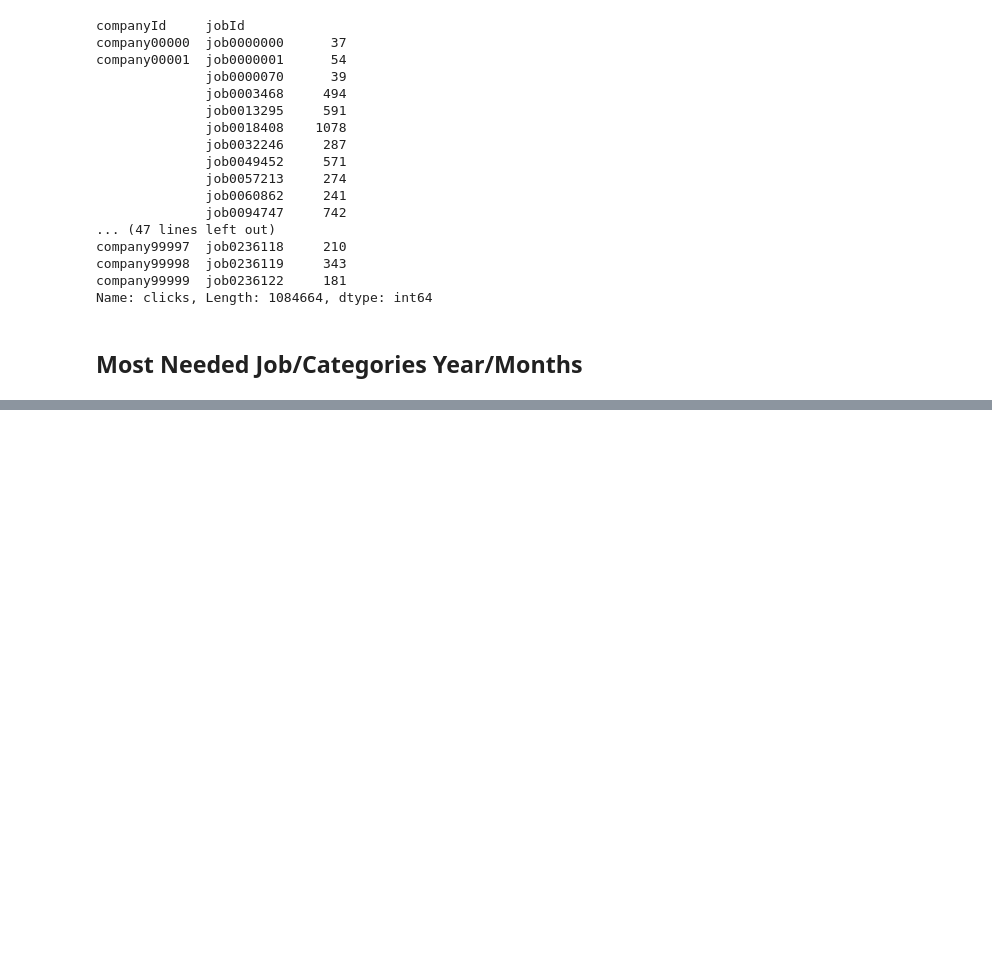
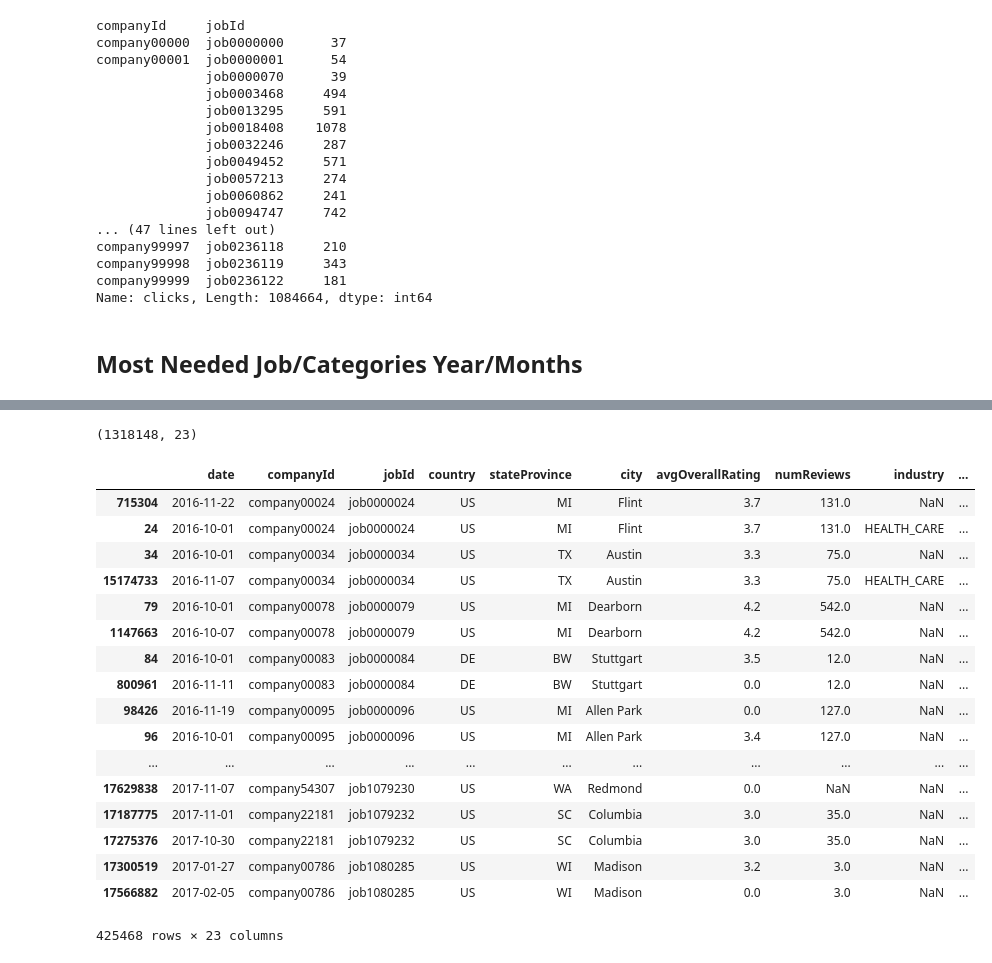
Before and after one commit to ziikki/dtfst_users, a Jupyter notebook: zkqin/data_description.ipynb, the cells around one changed output, grey strips where cells are left out. Drawn from its saved outputs; the diff is of its cells as text; code cells hidden in the pictures; blank space fills up the shorter version.

```diff
--- a/zkqin/data_description.ipynb
+++ b/zkqin/data_description.ipynb
@@ -100,0 +143,36 @@ indeed
+# %%
+indeed_nondup = indeed.drop_duplicates(subset=['companyId', 'jobId', 'country', 'stateProvince', 'city',
+       'avgOverallRating', 'numReviews', 'industry', 'normTitle',
+       'normTitleCategory', 'descriptionCharacterLength',
+       'descriptionWordCount', 'experienceRequired', 'estimatedSalary',
+       'salaryCurrency', 'jobLanguage', 'supervisingJob', 'licenseRequiredJob',
+       'educationRequirement'],keep='first')
+# %%
+indeed_nondup.shape
+# %% [output]
+(1318148, 23)
+# %%
+indeed_nondup = indeed_nondup.sort_values(by='jobId')
+# %%
+job_dup = indeed_nondup[indeed_nondup.duplicated(subset='jobId',keep=False)]
+# %%
+job_dup
+# %% [output]
+|  | date | companyId | jobId | country | stateProvince | city | avgOverallRating | numReviews | industry | ... |
+| 715304 | 2016-11-22 | company00024 | job0000024 | US | MI | Flint | 3.7 | 131.0 | NaN | ... |
+| 24 | 2016-10-01 | company00024 | job0000024 | US | MI | Flint | 3.7 | 131.0 | HEALTH_CARE | ... |
+| 34 | 2016-10-01 | company00034 | job0000034 | US | TX | Austin | 3.3 | 75.0 | NaN | ... |
+| 15174733 | 2016-11-07 | company00034 | job0000034 | US | TX | Austin | 3.3 | 75.0 | HEALTH_CARE | ... |
+| 79 | 2016-10-01 | company00078 | job0000079 | US | MI | Dearborn | 4.2 | 542.0 | NaN | ... |
+| 1147663 | 2016-10-07 | company00078 | job0000079 | US | MI | Dearborn | 4.2 | 542.0 | NaN | ... |
+| 84 | 2016-10-01 | company00083 | job0000084 | DE | BW | Stuttgart | 3.5 | 12.0 | NaN | ... |
+| 800961 | 2016-11-11 | company00083 | job0000084 | DE | BW | Stuttgart | 0.0 | 12.0 | NaN | ... |
+| 98426 | 2016-11-19 | company00095 | job0000096 | US | MI | Allen Park | 0.0 | 127.0 | NaN | ... |
+| 96 | 2016-10-01 | company00095 | job0000096 | US | MI | Allen Park | 3.4 | 127.0 | NaN | ... |
+| ... | ... | ... | ... | ... | ... | ... | ... | ... | ... | ... |
+| 17629838 | 2017-11-07 | company54307 | job1079230 | US | WA | Redmond | 0.0 | NaN | NaN | ... |
+| 17187775 | 2017-11-01 | company22181 | job1079232 | US | SC | Columbia | 3.0 | 35.0 | NaN | ... |
+| 17275376 | 2017-10-30 | company22181 | job1079232 | US | SC | Columbia | 3.0 | 35.0 | NaN | ... |
+| 17300519 | 2017-01-27 | company00786 | job1080285 | US | WI | Madison | 3.2 | 3.0 | NaN | ... |
+| 17566882 | 2017-02-05 | company00786 | job1080285 | US | WI | Madison | 0.0 | 3.0 | NaN | ... |
+425468 rows × 23 columns
```
Also changed, not shown: parts of 16 cells of this notebook.
